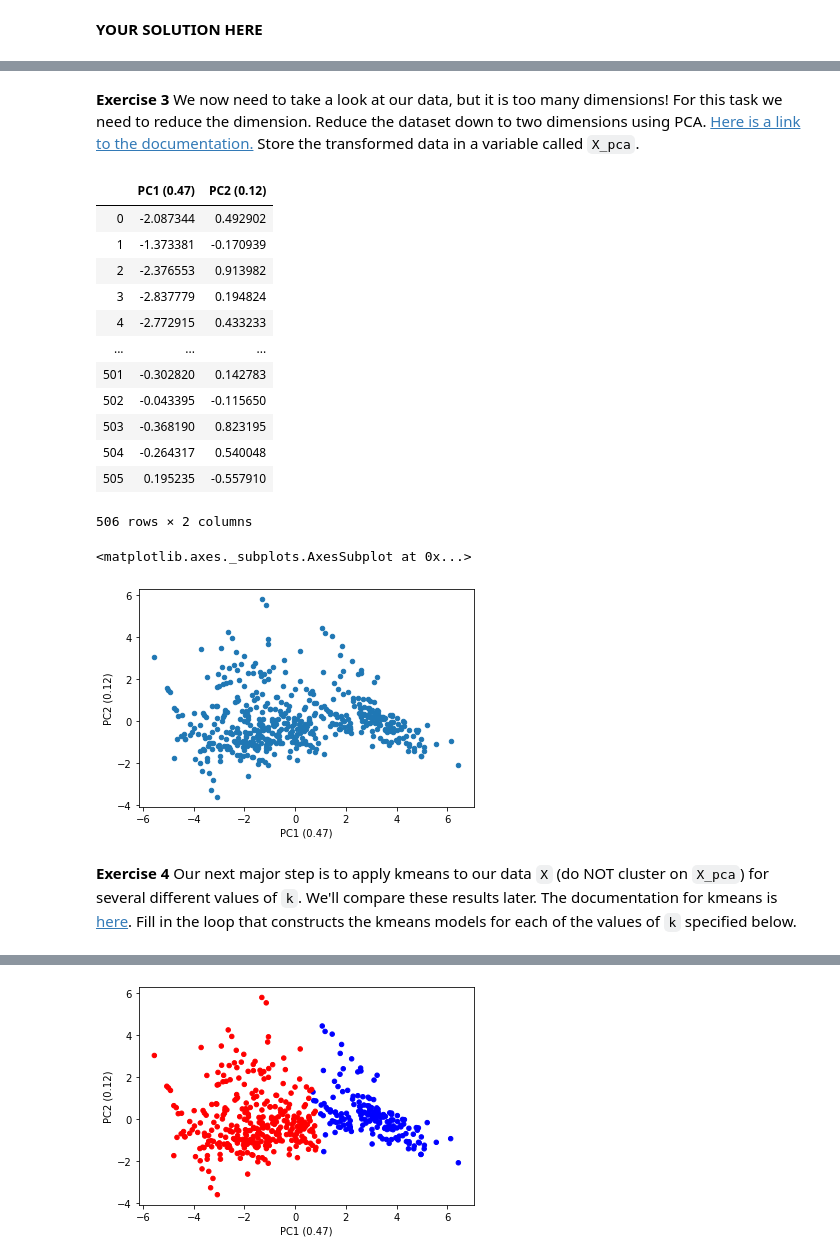
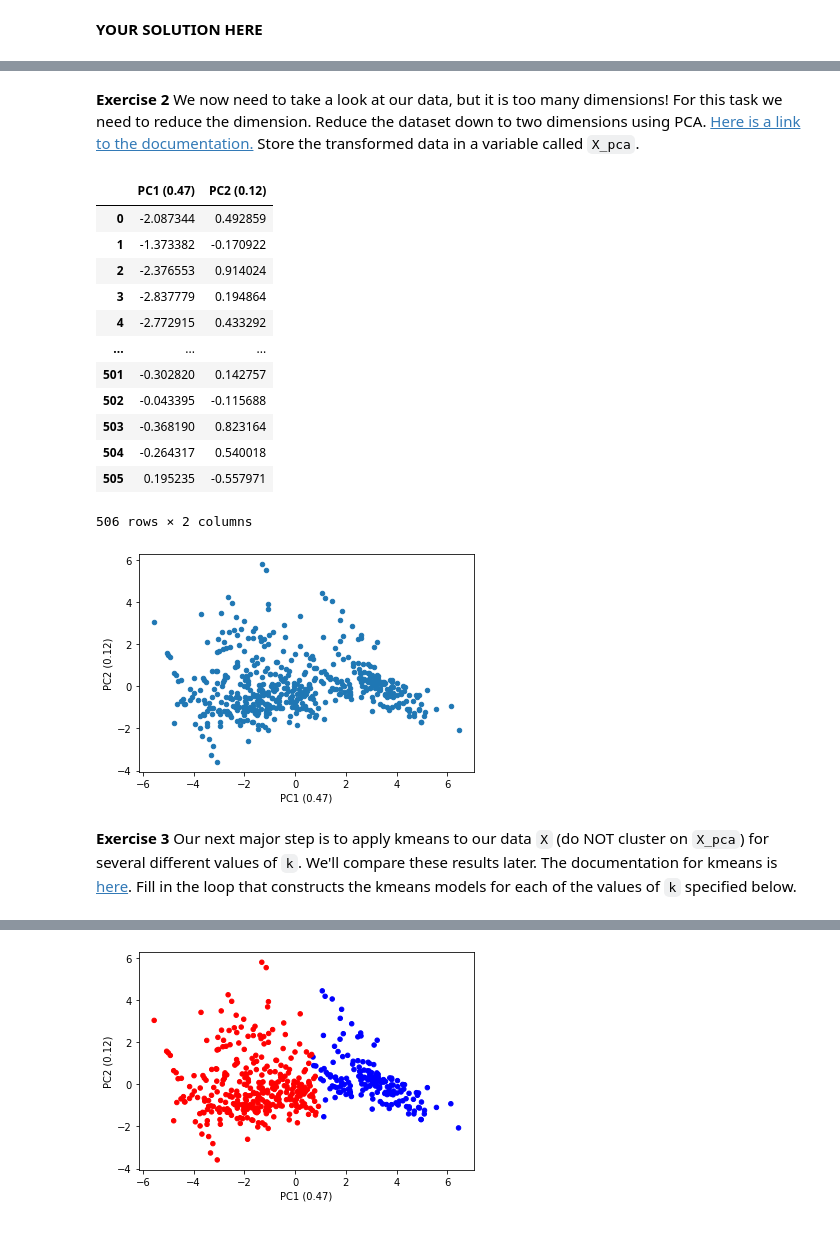
Before and after one commit to anderson-github-classroom-2021-spring/csc-466-student, a Jupyter notebook: labs/Lab6.ipynb, the cells around one changed output, grey strips where cells are left out. Drawn from its saved outputs; the diff is of its cells as text; code cells hidden in the pictures.

```diff
--- a/labs/Lab6.ipynb
+++ b/labs/Lab6.ipynb
@@ -133,0 +90,3 @@ X
+# %%
+X = Lab6_helper.scale(df)
+X
@@ -134,27 +107,24 @@ X
 # %% [markdown]
-**Exercise 3** We now need to take a look at our data, but it is too many dimensions! For this task we need to reduce the dimension. Reduce the dataset down to two dimensions using PCA. <a href="https://scikit-learn.org/stable/modules/generated/sklearn.decomposition.PCA.html">Here is a link to the documentation.</a> Store the transformed data in a variable called ``X_pca``.
+**Exercise 2** We now need to take a look at our data, but it is too many dimensions! For this task we need to reduce the dimension. Reduce the dataset down to two dimensions using PCA. <a href="https://scikit-learn.org/stable/modules/generated/sklearn.decomposition.PCA.html">Here is a link to the documentation.</a> Store the transformed data in a variable called ``X_pca``.
 # %%
-# YOUR SOLUTION HERE
-columns=["PC1 (%0.2f)"%pca.explained_variance_ratio_[0],"PC2 (%0.2f)"%pca.explained_variance_ratio_[1]]
-X_pca = pd.DataFrame(X_pca,columns=columns)
+X_pca = Lab6_helper.pca(X)
 display(X_pca)
-X_pca.plot.scatter(x=columns[0],y=columns[1])
+X_pca.plot.scatter(x=X_pca.columns[0],y=X_pca.columns[1]);
 # %% [output]
 |  | PC1 (0.47) | PC2 (0.12) |
-| 0 | -2.087344 | 0.492902 |
-| 1 | -1.373381 | -0.170939 |
-| 2 | -2.376553 | 0.913982 |
-| 3 | -2.837779 | 0.194824 |
-| 4 | -2.772915 | 0.433233 |
+| 0 | -2.087344 | 0.492859 |
+| 1 | -1.373382 | -0.170922 |
+| 2 | -2.376553 | 0.914024 |
+| 3 | -2.837779 | 0.194864 |
+| 4 | -2.772915 | 0.433292 |
 | ... | ... | ... |
-| 501 | -0.302820 | 0.142783 |
-| 502 | -0.043395 | -0.115650 |
-| 503 | -0.368190 | 0.823195 |
-| 504 | -0.264317 | 0.540048 |
-| 505 | 0.195235 | -0.557910 |
+| 501 | -0.302820 | 0.142757 |
+| 502 | -0.043395 | -0.115688 |
+| 503 | -0.368190 | 0.823164 |
+| 504 | -0.264317 | 0.540018 |
+| 505 | 0.195235 | -0.557971 |
 506 rows × 2 columns
-<matplotlib.axes._subplots.AxesSubplot at 0x...>
 [figure]
 # %% [markdown]
-**Exercise 4** Our next major step is to apply kmeans to our data ``X`` (do NOT cluster on ``X_pca``) for several different values of ``k``. We'll compare these results later. The documentation for kmeans is <a href="https://scikit-learn.org/stable/modules/generated/sklearn.cluster.KMeans.html">here</a>. Fill in the loop that constructs the kmeans models for each of the values of ``k`` specified below.
+**Exercise 3** Our next major step is to apply kmeans to our data ``X`` (do NOT cluster on ``X_pca``) for several different values of ``k``. We'll compare these results later. The documentation for kmeans is <a href="https://scikit-learn.org/stable/modules/generated/sklearn.cluster.KMeans.html">here</a>. Fill in the loop that constructs the kmeans models for each of the values of ``k`` specified below.
 # %%
```
Also changed, not shown: parts of 16 cells of this notebook, 4 other files.
